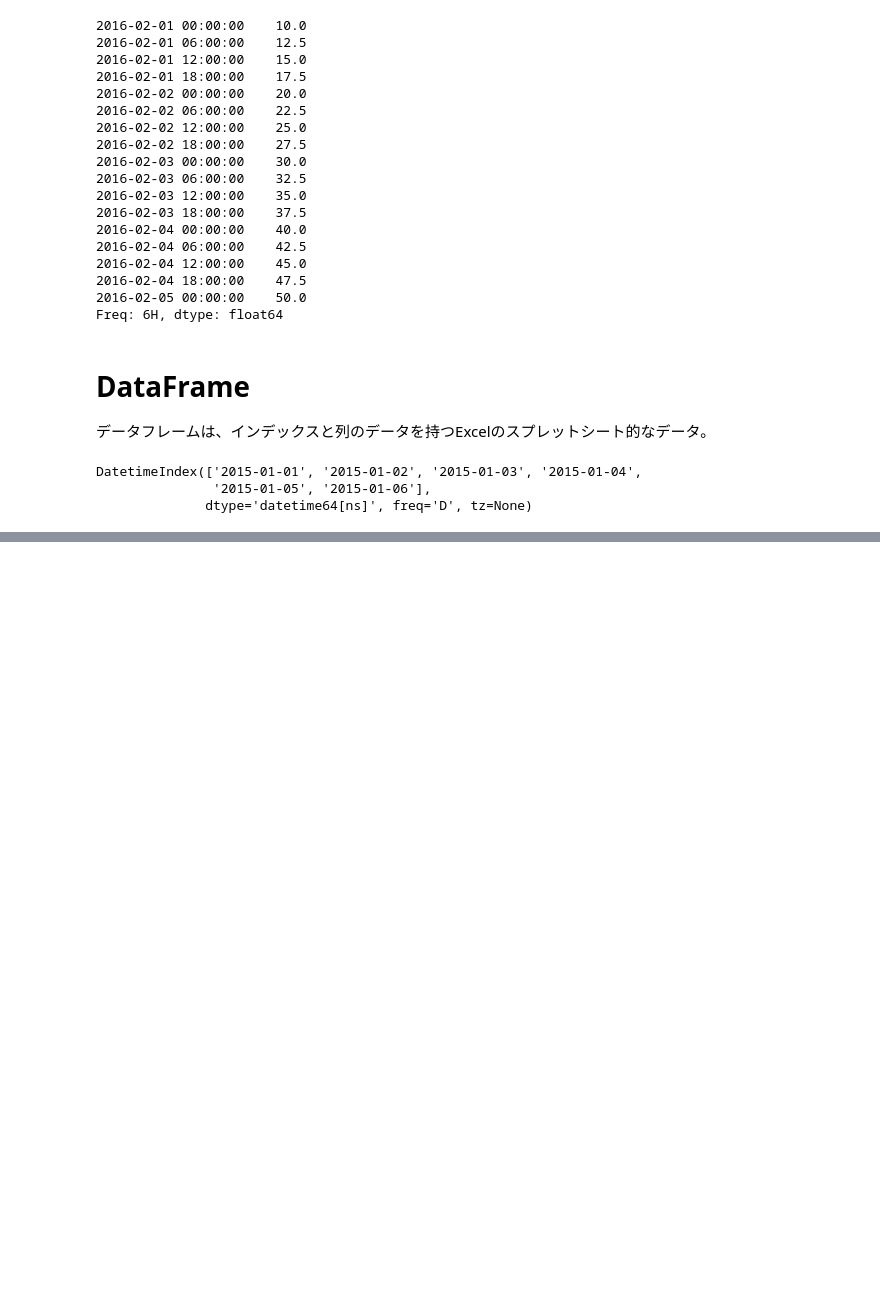
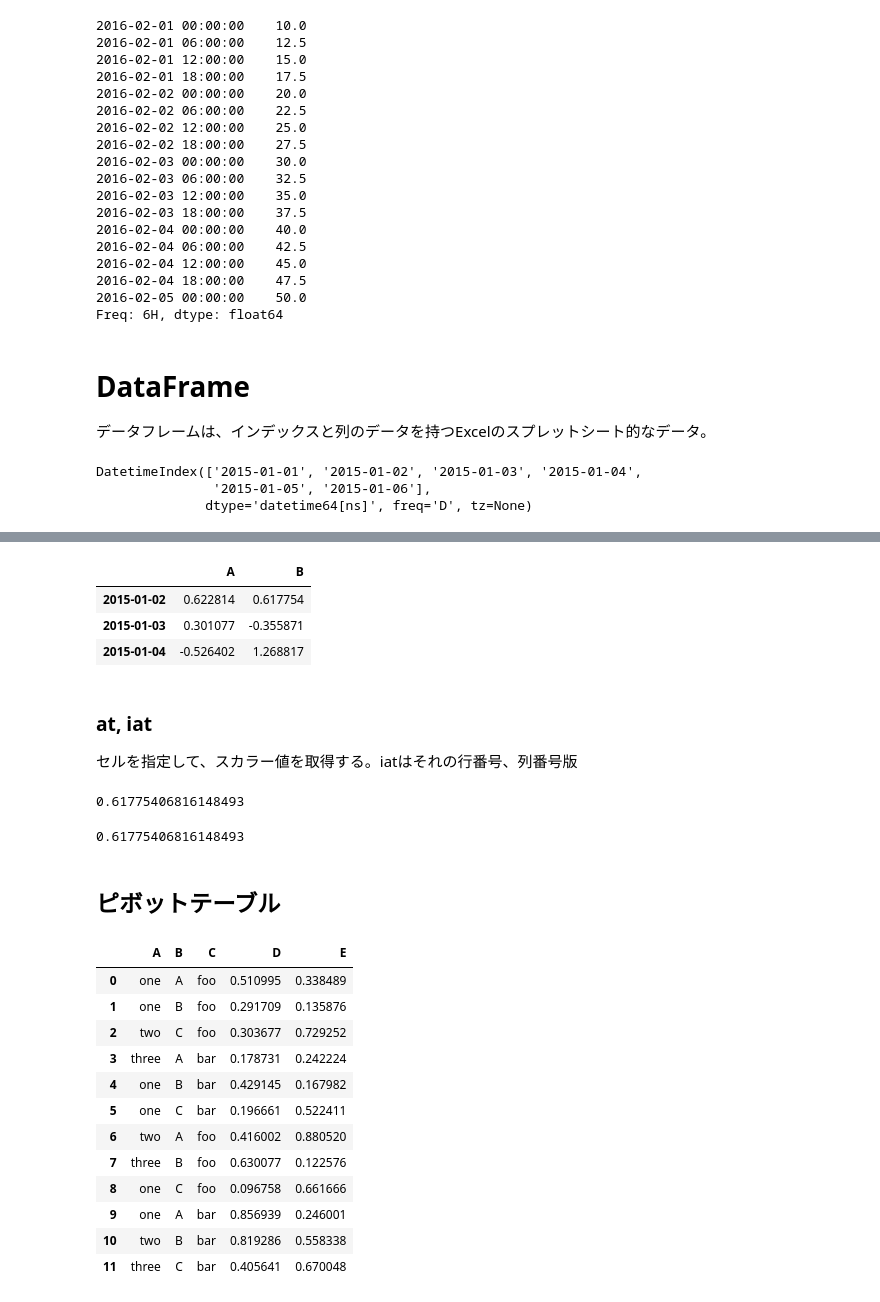
Before and after one commit to civic/data-python, a Jupyter notebook: 10 minutes to pandas.ipynb, the cells around one changed output, grey strips where cells are left out. Cells and saved outputs as stored; diff of their text form; code cells hidden in the pictures; blank space fills up the shorter version.

```diff
--- a/10 minutes to pandas.ipynb
+++ b/10 minutes to pandas.ipynb
@@ -173,0 +452,43 @@ DatetimeIndex(['2015-01-01', '2015-01-02', '2015-01-03', '2015-01-04',
+# %%
+df.ix['20150102': '20150104', :2]  #行はインデックスで指定。列は番号で指定
+# %% [output]
+|  | A | B |
+| 2015-01-02 | 0.622814 | 0.617754 |
+| 2015-01-03 | 0.301077 | -0.355871 |
+| 2015-01-04 | -0.526402 | 1.268817 |
+# %% [markdown]
+### at, iat
+
+セルを指定して、スカラー値を取得する。iatはそれの行番号、列番号版
+# %%
+df.at[date_index[1], 'B']   # atでは日付の値に文字列指定はできない
+# %% [output]
+0.61775406816148493
+# %%
+df.iat[1, 1]   # 上記の順序行番号、列番号版
+# %% [output]
+0.61775406816148493
+# %% [markdown]
+## ピボットテーブル
+# %%
+# 各列をSeriesとして作成
+df3 = pd.DataFrame({'A' : ['one', 'one', 'two', 'three'] * 3,
+                   'B' : ['A', 'B', 'C'] * 4,
+                   'C' : ['foo', 'foo', 'foo', 'bar', 'bar', 'bar'] *2,
+                   'D' : np.random.rand(12),
+                   'E' : np.random.rand(12)})
+df3
+# %% [output]
+|  | A | B | C | D | E |
+| 0 | one | A | foo | 0.510995 | 0.338489 |
+| 1 | one | B | foo | 0.291709 | 0.135876 |
+| 2 | two | C | foo | 0.303677 | 0.729252 |
+| 3 | three | A | bar | 0.178731 | 0.242224 |
+| 4 | one | B | bar | 0.429145 | 0.167982 |
+| 5 | one | C | bar | 0.196661 | 0.522411 |
+| 6 | two | A | foo | 0.416002 | 0.880520 |
+| 7 | three | B | foo | 0.630077 | 0.122576 |
+| 8 | one | C | foo | 0.096758 | 0.661666 |
+| 9 | one | A | bar | 0.856939 | 0.246001 |
+| 10 | two | B | bar | 0.819286 | 0.558338 |
+| 11 | three | C | bar | 0.405641 | 0.670048 |
```
Also changed, not shown: parts of 48 cells of this notebook.
